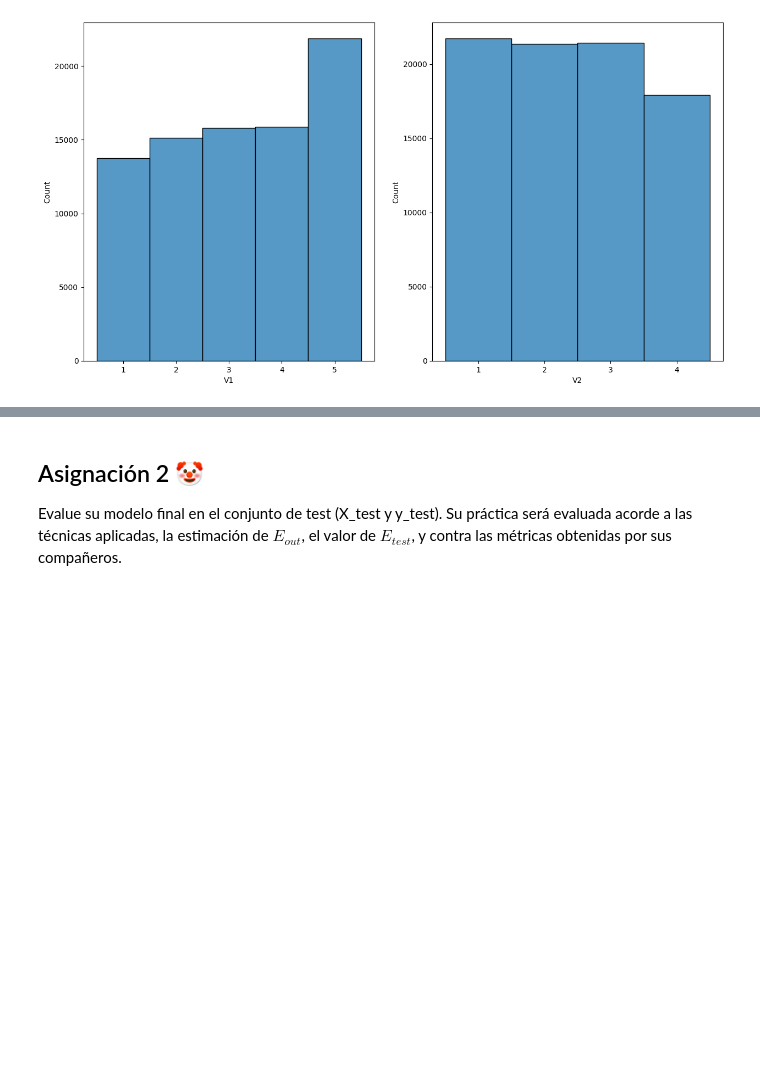
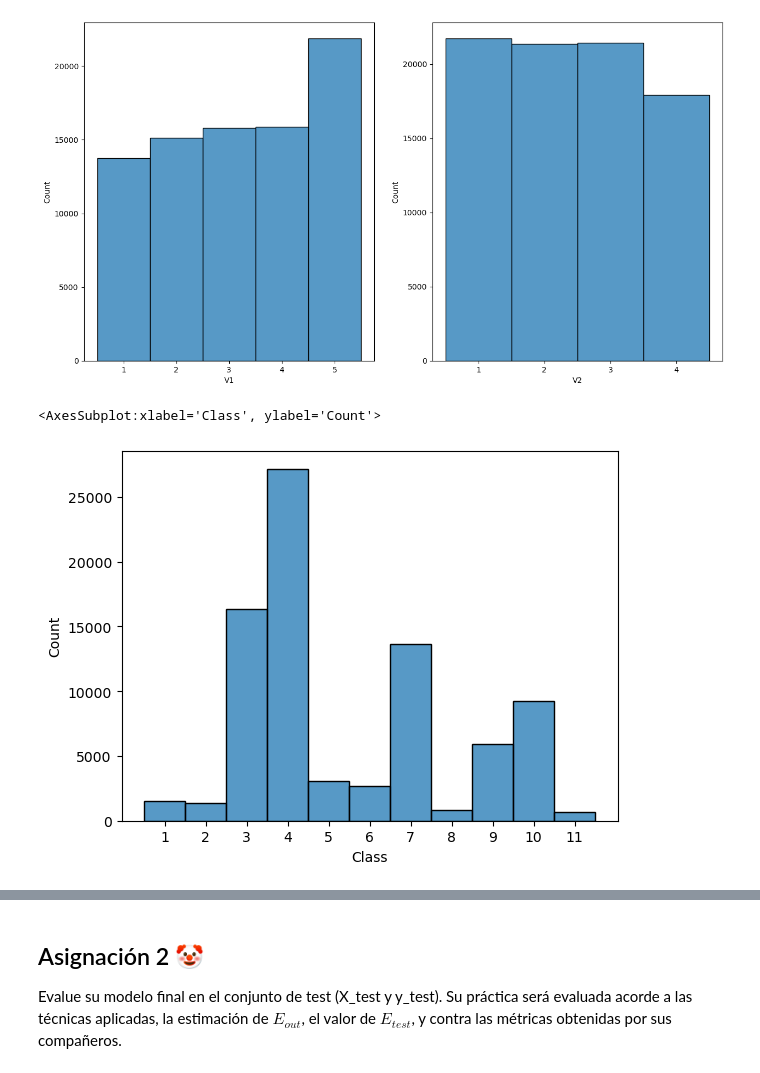
Before and after one commit to V-ivan11/Modelado, a Jupyter notebook: Practicas/4 - Overfitting.ipynb, the cells around one changed output, grey strips where cells are left out. Saved outputs shown, nothing was run; the diff lists cells and outputs as text; code cells hidden in the pictures; blank space fills up the shorter version.

```diff
--- a/Practicas/4 - Overfitting.ipynb
+++ b/Practicas/4 - Overfitting.ipynb
@@ -120,3 +121,8 @@ for i, col in enumerate(columns):
     sns.histplot(data = X_train, x = col, ax = axs[i])
 # %% [output]
 [figure]
+# %%
+sns.histplot(x = y_train)
+# %% [output]
+<AxesSubplot:xlabel='Class', ylabel='Count'>
+[figure, added]
```
Also changed, not shown: parts of 17 cells of this notebook.
